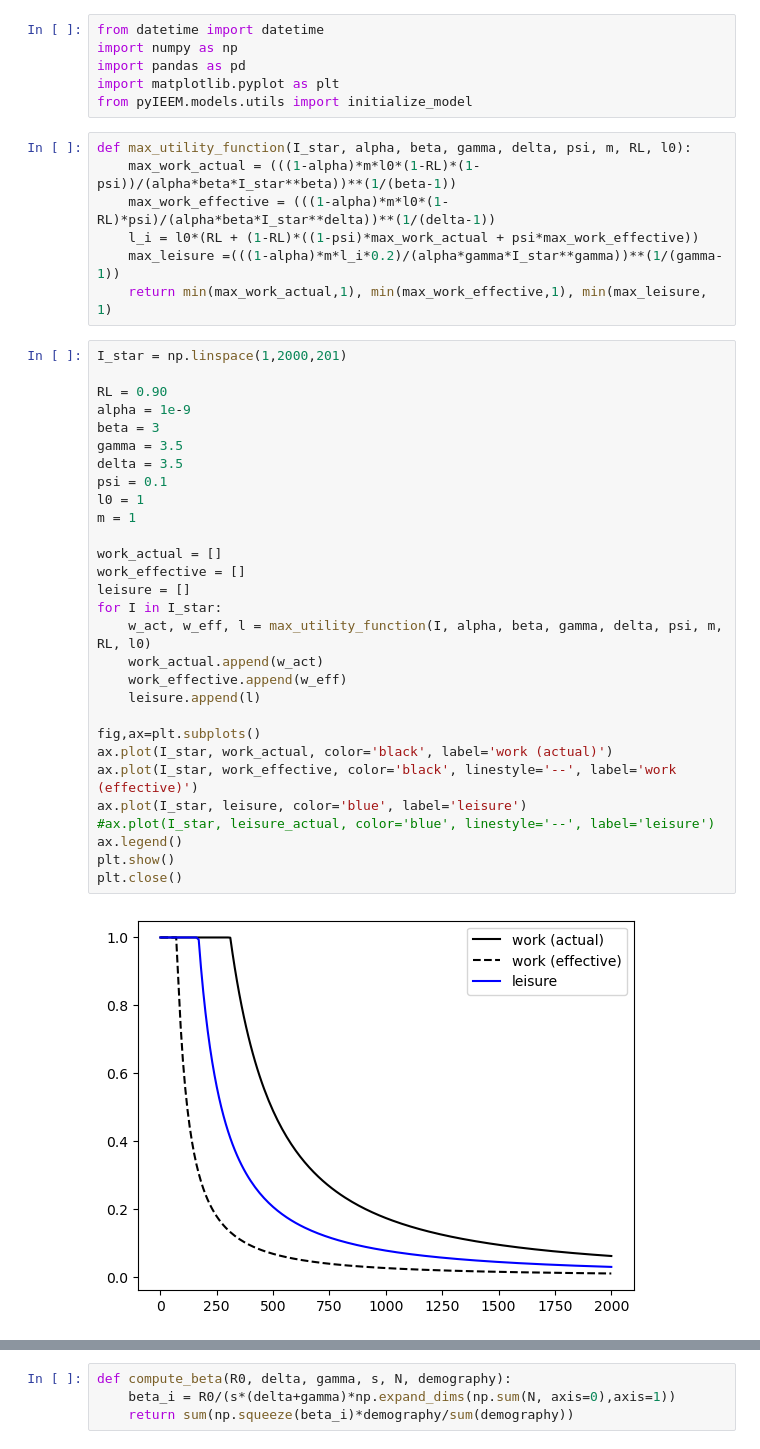
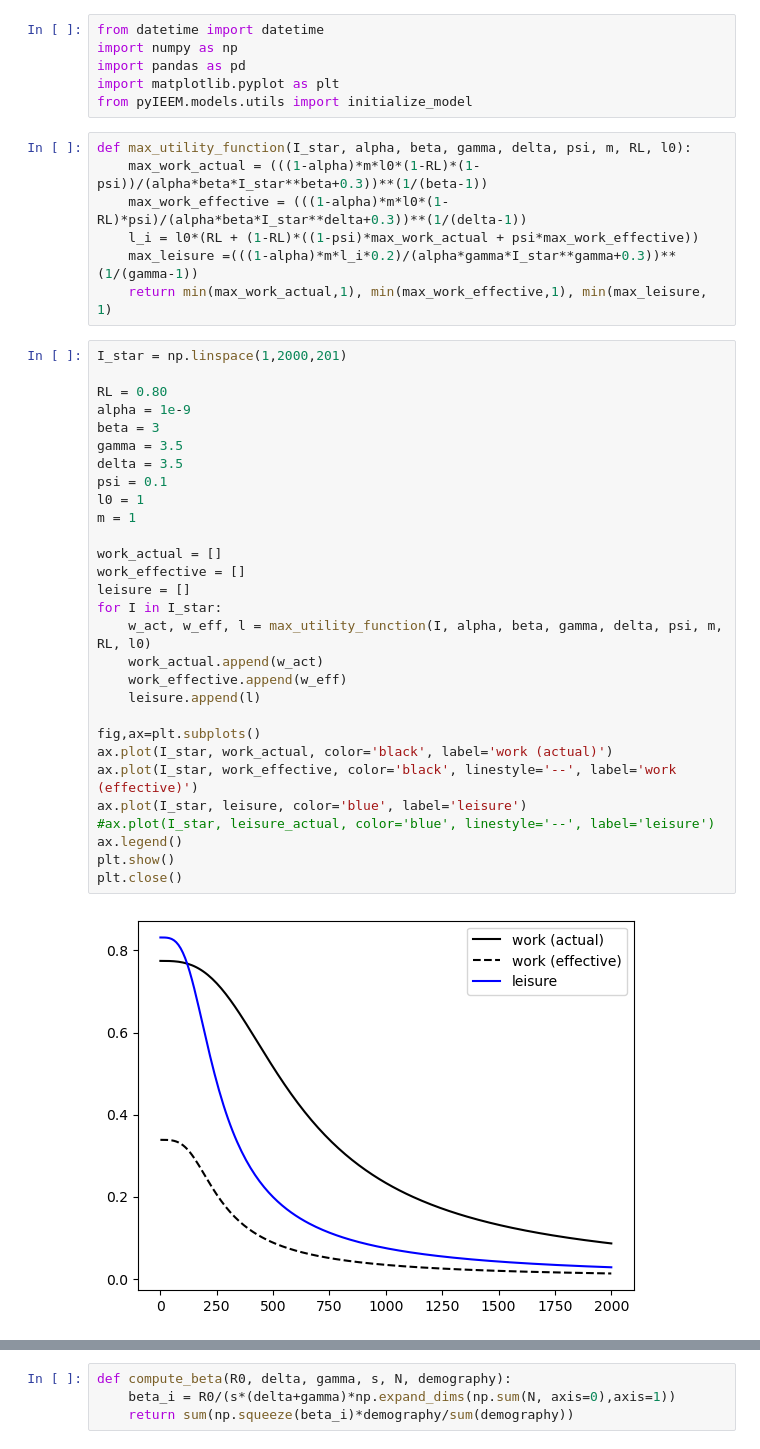
Before and after one commit to twallema/pyIEEM, a Jupyter notebook: notebooks/scratch-SIR-recurrent-mobility.ipynb, the cells around one changed output, grey strips where cells are left out. Saved outputs shown, nothing was run; the diff lists cells and outputs as text.

```diff
--- a/notebooks/scratch-SIR-recurrent-mobility.ipynb
+++ b/notebooks/scratch-SIR-recurrent-mobility.ipynb
@@ -11,41 +14,41 @@ import matplotlib.pyplot as plt
 from pyIEEM.models.utils import initialize_model
 # %%
 def max_utility_function(I_star, alpha, beta, gamma, delta, psi, m, RL, l0):
-    max_work_actual = (((1-alpha)*m*l0*(1-RL)*(1-psi))/(alpha*beta*I_star**beta))**(1/(beta-1))
-    max_work_effective = (((1-alpha)*m*l0*(1-RL)*psi)/(alpha*beta*I_star**delta))**(1/(delta-1))
+    max_work_actual = (((1-alpha)*m*l0*(1-RL)*(1-psi))/(alpha*beta*I_star**beta+0.3))**(1/(beta-1))
+    max_work_effective = (((1-alpha)*m*l0*(1-RL)*psi)/(alpha*beta*I_star**delta+0.3))**(1/(delta-1))
     l_i = l0*(RL + (1-RL)*((1-psi)*max_work_actual + psi*max_work_effective))
-    max_leisure =(((1-alpha)*m*l_i*0.2)/(alpha*gamma*I_star**gamma))**(1/(gamma-1))
+    max_leisure =(((1-alpha)*m*l_i*0.2)/(alpha*gamma*I_star**gamma+0.3))**(1/(gamma-1))
     return min(max_work_actual,1), min(max_work_effective,1), min(max_leisure, 1)
 # %%
 I_star = np.linspace(1,2000,201)
 
-RL = 0.90
+RL = 0.80
 alpha = 1e-9
 beta = 3
 gamma = 3.5
 delta = 3.5
 psi = 0.1
 l0 = 1
 m = 1
 
 work_actual = []
 work_effective = []
 leisure = []
 for I in I_star:
     w_act, w_eff, l = max_utility_function(I, alpha, beta, gamma, delta, psi, m, RL, l0)
     work_actual.append(w_act)
     work_effective.append(w_eff)
     leisure.append(l)
 
 fig,ax=plt.subplots()
 ax.plot(I_star, work_actual, color='black', label='work (actual)')
 ax.plot(I_star, work_effective, color='black', linestyle='--', label='work (effective)')
 ax.plot(I_star, leisure, color='blue', label='leisure')
 #ax.plot(I_star, leisure_actual, color='blue', linestyle='--', label='leisure')
 ax.legend()
 plt.show()
 plt.close()
 # %% [output]
-[figure, old version]
+[figure, new version]
 # %%
 # parameters
```
Also changed, not shown: parts of 4 cells of this notebook, 2 other files.
